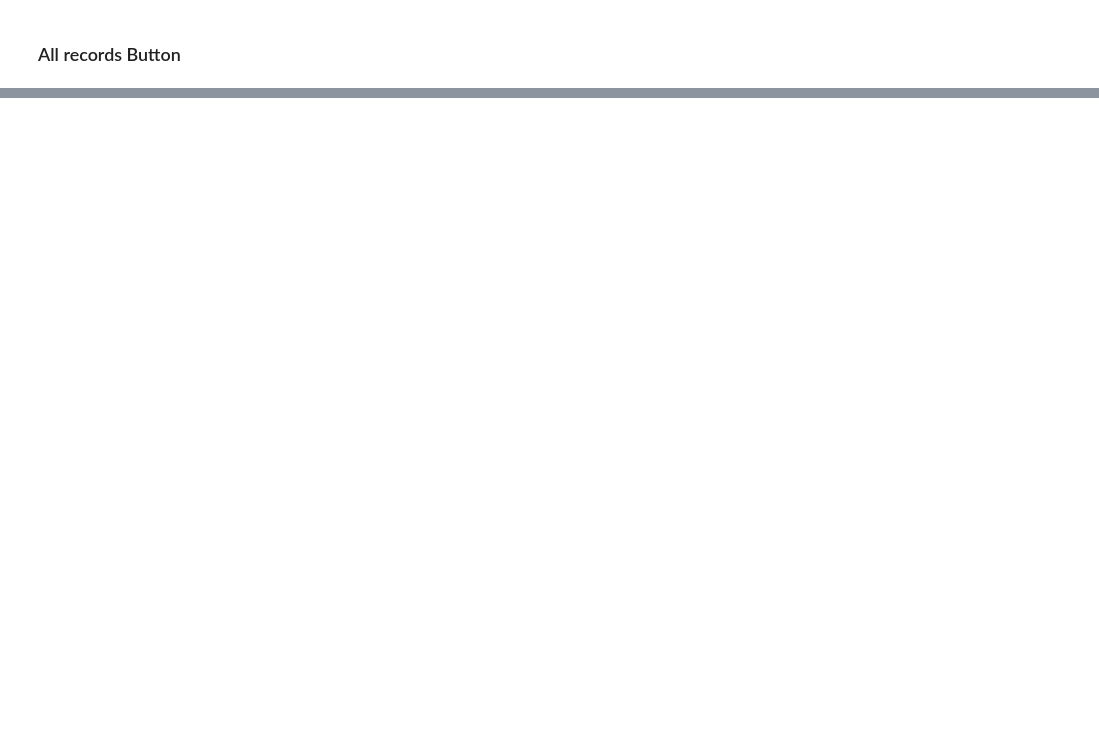
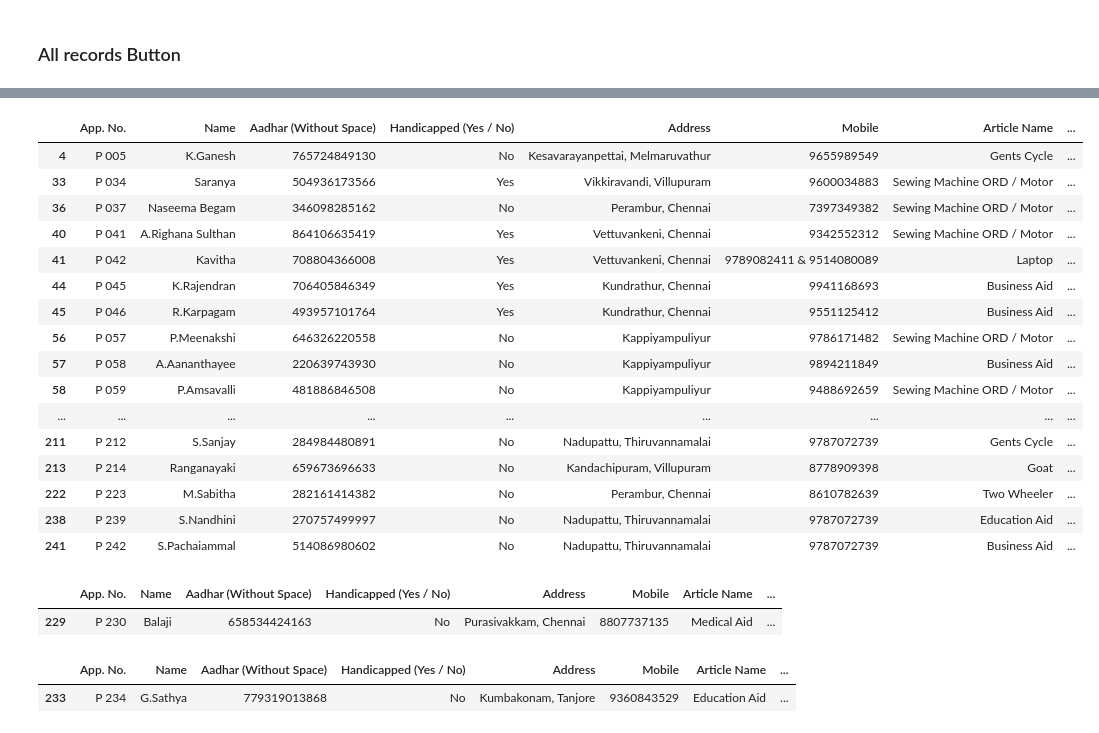
Before and after one commit to ash-sha/MNP25, a Jupyter notebook: codes/frontend.ipynb, the cells around one changed output, grey strips where cells are left out. Drawn from its saved outputs; the diff is of its cells as text; code cells hidden in the pictures; blank space fills up the shorter version.

```diff
--- a/codes/frontend.ipynb
+++ b/codes/frontend.ipynb
@@ -426,0 +491,3 @@ np.int64(13831)
+# %%
+public_df = read_file(public_master_id)
+public_df
@@ -426,0 +522,30 @@ np.int64(13831)
+# %%
+public_df[public_df["Address"].duplicated(keep=False)]
+# %% [output]
+|  | App. No. | Name | Aadhar (Without Space) | Handicapped (Yes / No) | Address | Mobile | Article Name | ... |
+| 4 | P 005 | K.Ganesh | 765724849130 | No | Kesavarayanpettai, Melmaruvathur | 9655989549 | Gents Cycle | ... |
+| 33 | P 034 | Saranya | 504936173566 | Yes | Vikkiravandi, Villupuram | 9600034883 | Sewing Machine ORD / Motor | ... |
+| 36 | P 037 | Naseema Begam | 346098285162 | No | Perambur, Chennai | 7397349382 | Sewing Machine ORD / Motor | ... |
+| 40 | P 041 | A.Righana Sulthan | 864106635419 | Yes | Vettuvankeni, Chennai | 9342552312 | Sewing Machine ORD / Motor | ... |
+| 41 | P 042 | Kavitha | 708804366008 | Yes | Vettuvankeni, Chennai | 9789082411 & 9514080089 | Laptop | ... |
+| 44 | P 045 | K.Rajendran | 706405846349 | Yes | Kundrathur, Chennai | 9941168693 | Business Aid | ... |
+| 45 | P 046 | R.Karpagam | 493957101764 | Yes | Kundrathur, Chennai | 9551125412 | Business Aid | ... |
+| 56 | P 057 | P.Meenakshi | 646326220558 | No | Kappiyampuliyur | 9786171482 | Sewing Machine ORD / Motor | ... |
+| 57 | P 058 | A.Aananthayee | 220639743930 | No | Kappiyampuliyur | 9894211849 | Business Aid | ... |
+| 58 | P 059 | P.Amsavalli | 481886846508 | No | Kappiyampuliyur | 9488692659 | Sewing Machine ORD / Motor | ... |
+| ... | ... | ... | ... | ... | ... | ... | ... | ... |
+| 211 | P 212 | S.Sanjay | 284984480891 | No | Nadupattu, Thiruvannamalai | 9787072739 | Gents Cycle | ... |
+| 213 | P 214 | Ranganayaki | 659673696633 | No | Kandachipuram, Villupuram | 8778909398 | Goat | ... |
+| 222 | P 223 | M.Sabitha | 282161414382 | No | Perambur, Chennai | 8610782639 | Two Wheeler | ... |
+| 238 | P 239 | S.Nandhini | 270757499997 | No | Nadupattu, Thiruvannamalai | 9787072739 | Education Aid | ... |
+| 241 | P 242 | S.Pachaiammal | 514086980602 | No | Nadupattu, Thiruvannamalai | 9787072739 | Business Aid | ... |
+# %%
+public_df[public_df["App. No."]=="P 230"]
+# %% [output]
+|  | App. No. | Name | Aadhar (Without Space) | Handicapped (Yes / No) | Address | Mobile | Article Name | ... |
+| 229 | P 230 | Balaji | 658534424163 | No | Purasivakkam, Chennai | 8807737135 | Medical Aid | ... |
+# %%
+public_df[public_df["App. No."]=="P 234"]
+# %% [output]
+|  | App. No. | Name | Aadhar (Without Space) | Handicapped (Yes / No) | Address | Mobile | Article Name | ... |
+| 233 | P 234 | G.Sathya | 779319013868 | No | Kumbakonam, Tanjore | 9360843529 | Education Aid | ... |
```
Also changed, not shown: parts of 26 cells of this notebook, 1 other file.
